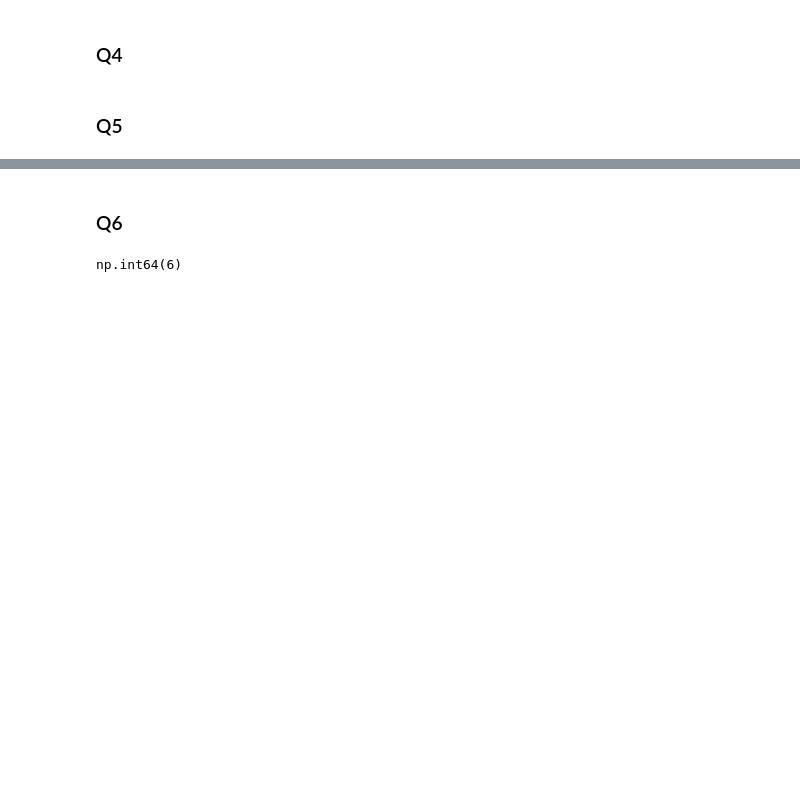
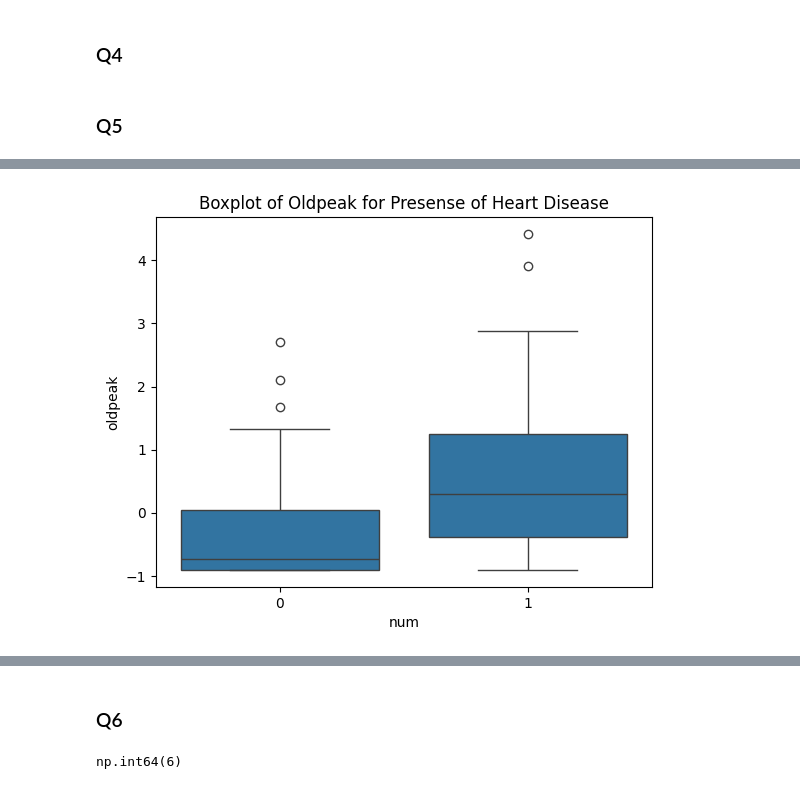
Before and after one commit to SimonLinxy/STATS3DA3_A6, a Jupyter notebook: Assignment6.ipynb, the cells around one changed output, grey strips where cells are left out. Drawn from its saved outputs; the diff is of its cells as text; code cells hidden in the pictures; blank space fills up the shorter version.

```diff
--- a/Assignment6.ipynb
+++ b/Assignment6.ipynb
@@ -361,0 +321,6 @@ dtype: int64
+# %%
+sns.boxplot(x='num', y='oldpeak', data=trans_data)
+plt.title('Boxplot of Oldpeak for Presense of Heart Disease')
+plt.show()
+# %% [output]
+[figure, added]
```
Also changed, not shown: parts of 21 cells of this notebook.
